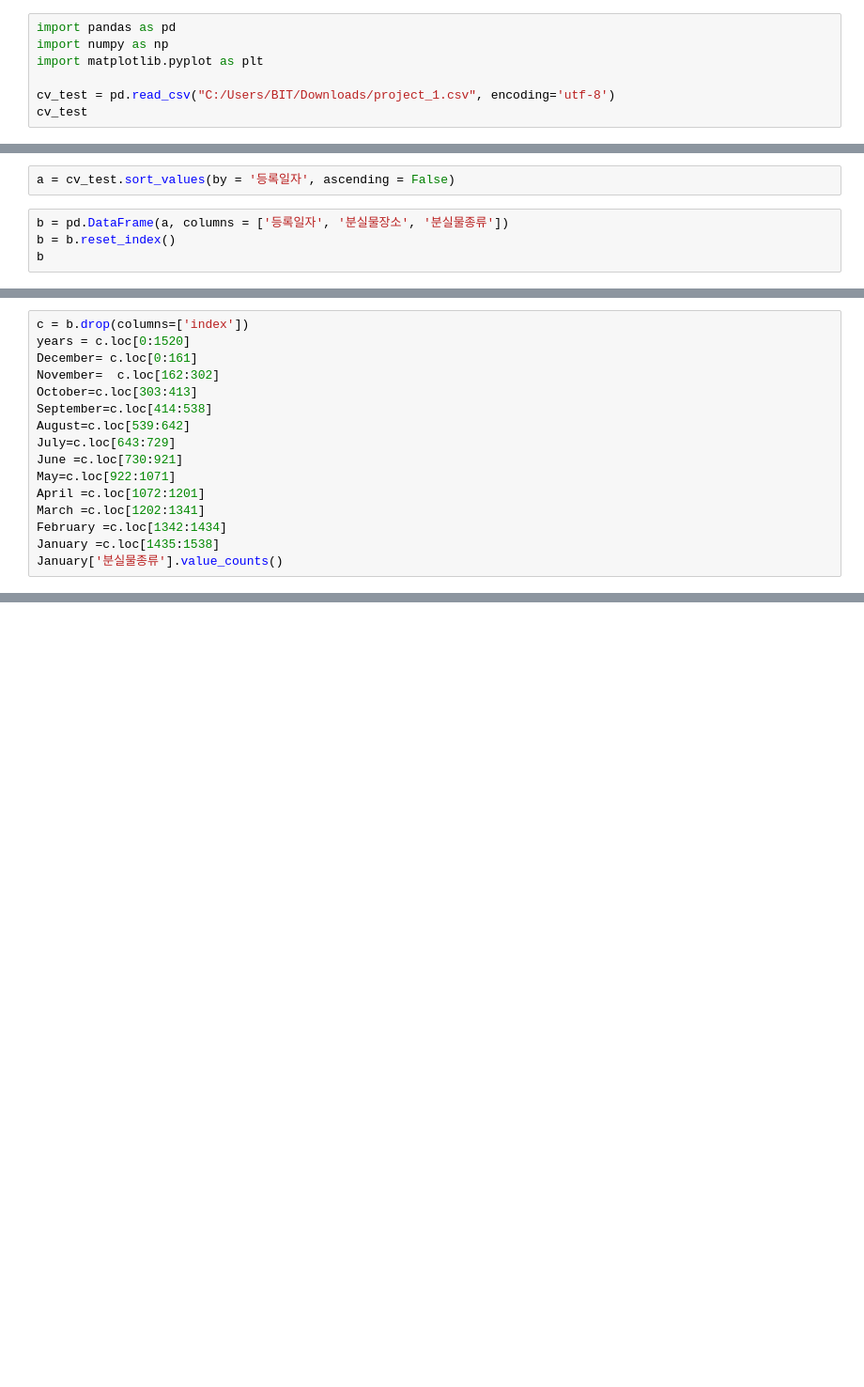
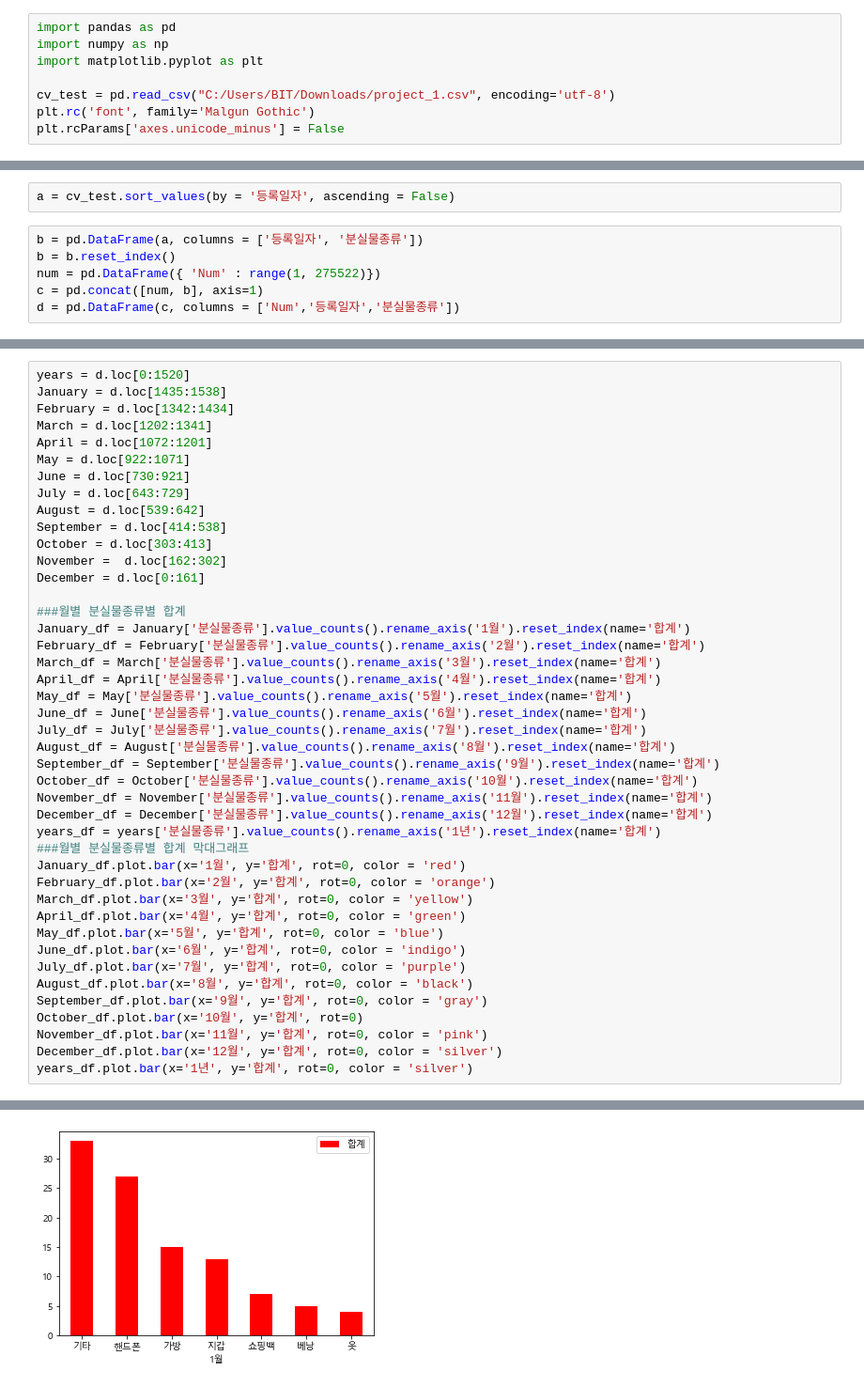
Before and after one commit to haminnn/jupyter, a Jupyter notebook: python/project/taxi_hamin.ipynb, the cells around one changed output, grey strips where cells are left out. Shown at 94% size. Saved outputs shown, nothing was run; the diff lists cells and outputs as text; blank space fills up the shorter version.

```diff
--- a/python/project/taxi_hamin.ipynb
+++ b/python/project/taxi_hamin.ipynb
@@ -8,4 +4,5 @@ import numpy as np
 import matplotlib.pyplot as plt
 
 cv_test = pd.read_csv("C:/Users/BIT/Downloads/project_1.csv", encoding='utf-8')
-cv_test
+plt.rc('font', family='Malgun Gothic')
+plt.rcParams['axes.unicode_minus'] = False
@@ -26,6 +9,8 @@ cv_test
 # %%
 a = cv_test.sort_values(by = '등록일자', ascending = False)
 # %%
-b = pd.DataFrame(a, columns = ['등록일자', '분실물장소', '분실물종류'])
+b = pd.DataFrame(a, columns = ['등록일자', '분실물종류'])
 b = b.reset_index()
-b
+num = pd.DataFrame({ 'Num' : range(1, 275522)})
+c = pd.concat([num, b], axis=1)
+d = pd.DataFrame(c, columns = ['Num','등록일자','분실물종류'])
@@ -76,17 +21,44 @@ Name: 등록일자, Length: 4659, dtype: int64
 # %%
-c = b.drop(columns=['index'])
-years = c.loc[0:1520]
-December= c.loc[0:161]
-November=  c.loc[162:302]
-October=c.loc[303:413]
-September=c.loc[414:538]
-August=c.loc[539:642]
-July=c.loc[643:729]
-June =c.loc[730:921]
-May=c.loc[922:1071]
-April =c.loc[1072:1201]
-March =c.loc[1202:1341]
-February =c.loc[1342:1434]
-January =c.loc[1435:1538]
-January['분실물종류'].value_counts()
+years = d.loc[0:1520]
+January = d.loc[1435:1538]
+February = d.loc[1342:1434]
+March = d.loc[1202:1341]
+April = d.loc[1072:1201]
+May = d.loc[922:1071]
+June = d.loc[730:921]
+July = d.loc[643:729]
+August = d.loc[539:642]
+September = d.loc[414:538]
+October = d.loc[303:413]
+November =  d.loc[162:302]
+December = d.loc[0:161]
+
+###월별 분실물종류별 합계
+January_df = January['분실물종류'].value_counts().rename_axis('1월').reset_index(name='합계')
+February_df = February['분실물종류'].value_counts().rename_axis('2월').reset_index(name='합계')
+March_df = March['분실물종류'].value_counts().rename_axis('3월').reset_index(name='합계')
+April_df = April['분실물종류'].value_counts().rename_axis('4월').reset_index(name='합계')
+May_df = May['분실물종류'].value_counts().rename_axis('5월').reset_index(name='합계')
+June_df = June['분실물종류'].value_counts().rename_axis('6월').reset_index(name='합계')
+July_df = July['분실물종류'].value_counts().rename_axis('7월').reset_index(name='합계')
+August_df = August['분실물종류'].value_counts().rename_axis('8월').reset_index(name='합계')
+September_df = September['분실물종류'].value_counts().rename_axis('9월').reset_index(name='합계')
+October_df = October['분실물종류'].value_counts().rename_axis('10월').reset_index(name='합계')
+November_df = November['분실물종류'].value_counts().rename_axis('11월').reset_index(name='합계')
+December_df = December['분실물종류'].value_counts().rename_axis('12월').reset_index(name='합계')
+years_df = years['분실물종류'].value_counts().rename_axis('1년').reset_index(name='합계')
+###월별 분실물종류별 합계 막대그래프
+January_df.plot.bar(x='1월', y='합계', rot=0, color = 'red')
+February_df.plot.bar(x='2월', y='합계', rot=0, color = 'orange')
+March_df.plot.bar(x='3월', y='합계', rot=0, color = 'yellow')
+April_df.plot.bar(x='4월', y='합계', rot=0, color = 'green')
+May_df.plot.bar(x='5월', y='합계', rot=0, color = 'blue')
+June_df.plot.bar(x='6월', y='합계', rot=0, color = 'indigo')
+July_df.plot.bar(x='7월', y='합계', rot=0, color = 'purple')
+August_df.plot.bar(x='8월', y='합계', rot=0, color = 'black')
+September_df.plot.bar(x='9월', y='합계', rot=0, color = 'gray')
+October_df.plot.bar(x='10월', y='합계', rot=0)
+November_df.plot.bar(x='11월', y='합계', rot=0, color = 'pink')
+December_df.plot.bar(x='12월', y='합계', rot=0, color = 'silver')
+years_df.plot.bar(x='1년', y='합계', rot=0, color = 'silver')
 # %% [output]
@@ -100,0 +66 @@ Name: 분실물종류, dtype: int64
+[figure, added]
```
Also changed, not shown: parts of 9 cells of this notebook, 2 other files.
